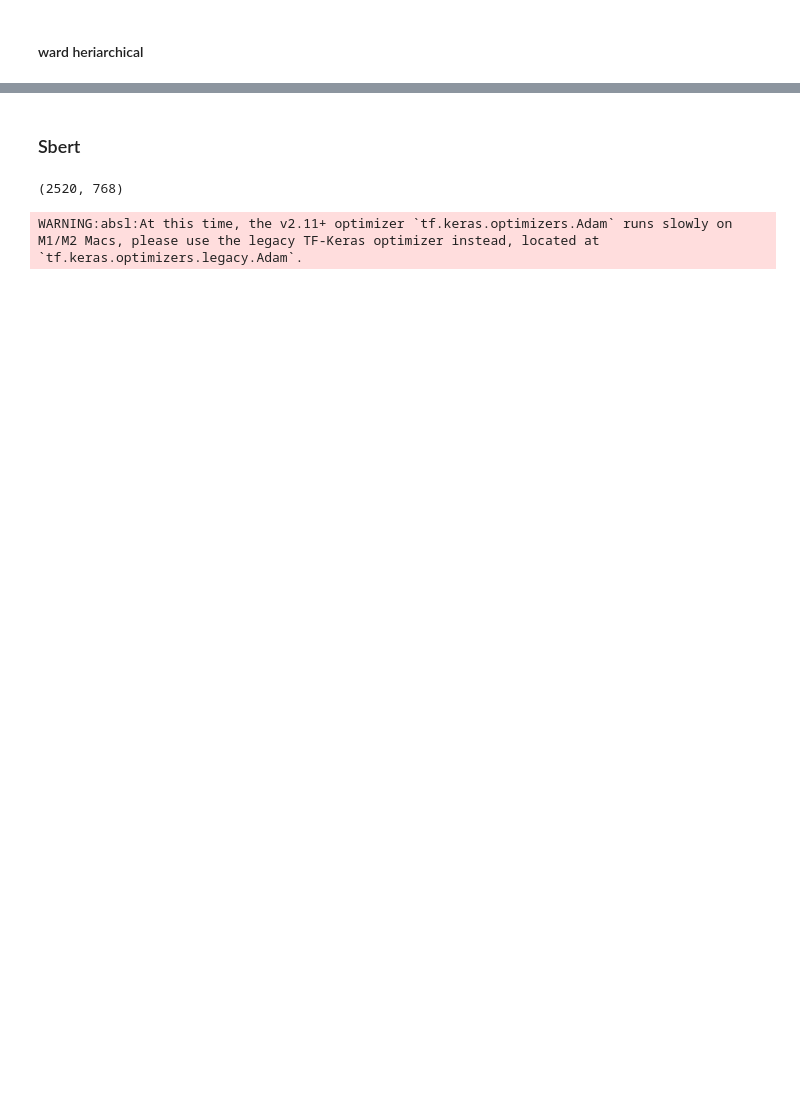
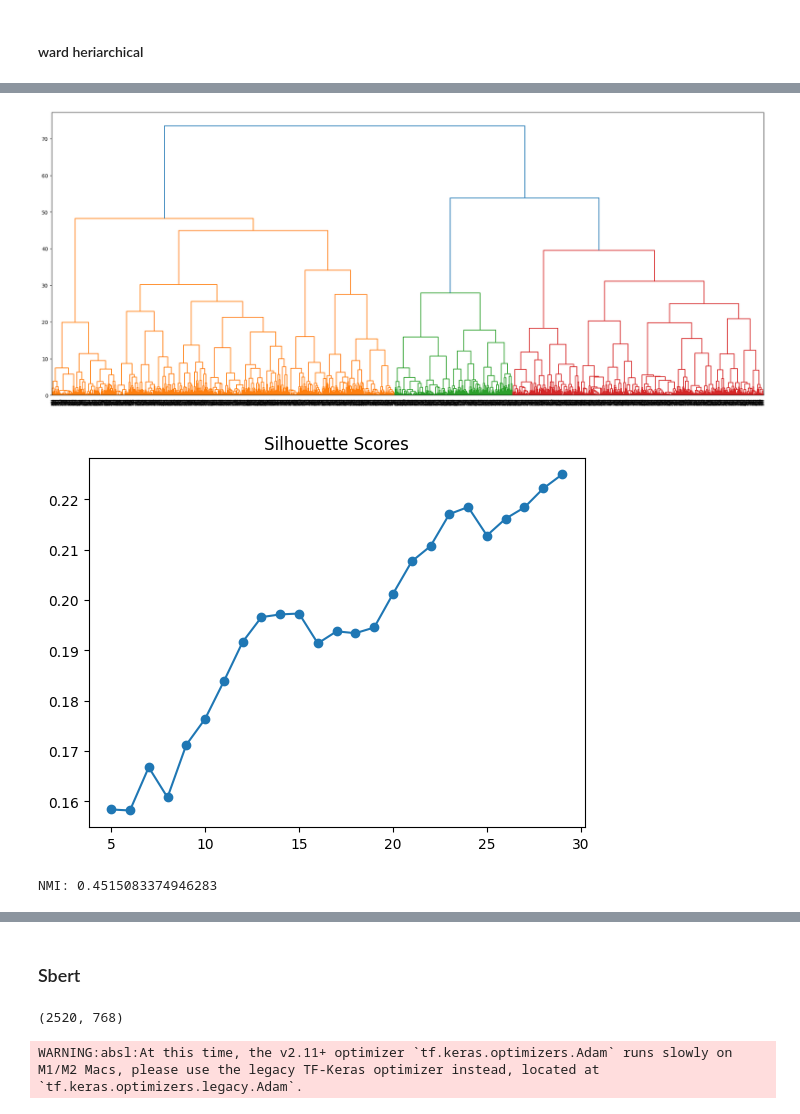
Before and after one commit to nlp-tlp/Hons24-Jadeyn, a Jupyter notebook: Sentence_Similarity/CNN_sbert copy.ipynb, the cells around one changed output, grey strips where cells are left out. Saved outputs shown, nothing was run; the diff lists cells and outputs as text; code cells hidden in the pictures; blank space fills up the shorter version.

```diff
--- a/Sentence_Similarity/CNN_sbert copy.ipynb
+++ b/Sentence_Similarity/CNN_sbert copy.ipynb
@@ -2302,0 +2089,6 @@ Top states:
+# %%
+linkage_data_ward = perform_hierarchical_clustering(cluster_embeddings, "ward")
+# %% [output]
+[figure, added]
+[figure, added]
+NMI: 0.4515083374946283
```
Also changed, not shown: parts of 24 cells of this notebook.
